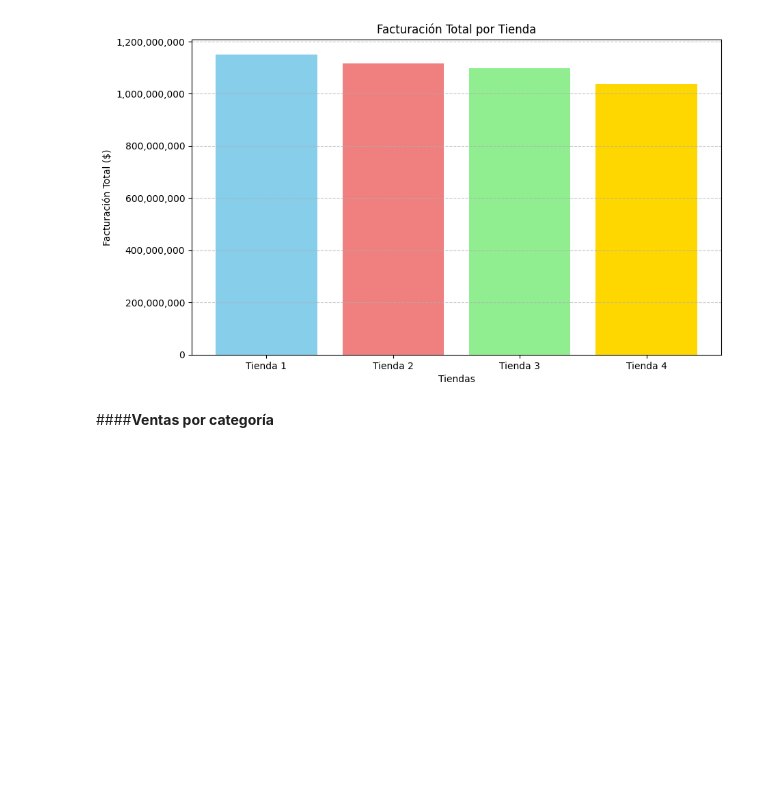
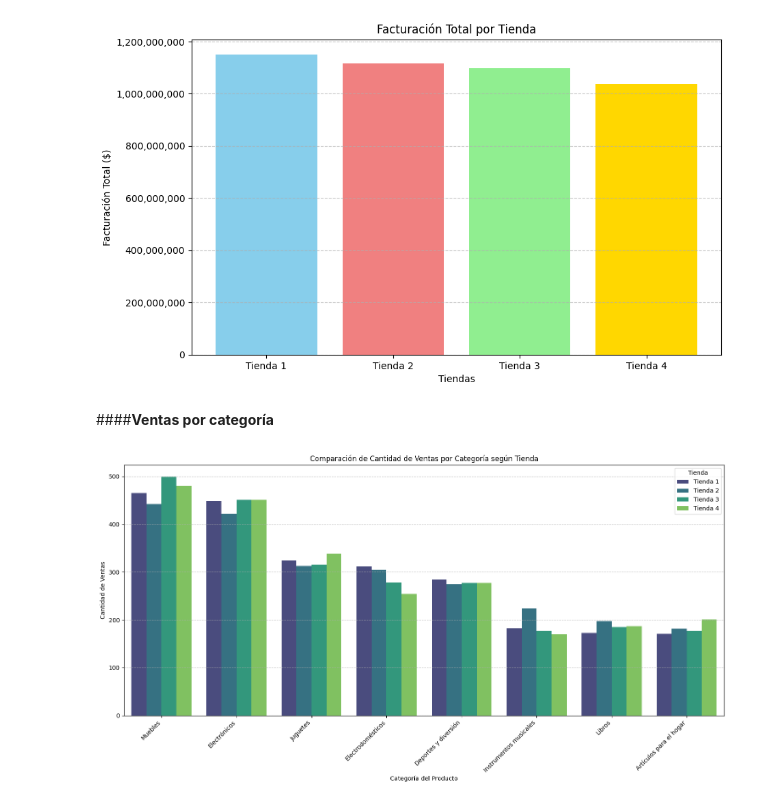
Before and after one commit to Solsmi/challenge1_data_science, a Jupyter notebook: ChallengeAluraStoreLatam.ipynb, the cells around one changed output. Saved outputs shown, nothing was run; the diff lists cells and outputs as text; code cells hidden in the pictures; blank space fills up the shorter version.

Commit message:
Generar grafico de barras agrupadas de Ventas por Categoria

```diff
--- a/ChallengeAluraStoreLatam.ipynb
+++ b/ChallengeAluraStoreLatam.ipynb
@@ -258,3 +258,41 @@ plt.show()
 [figure]
 # %% [markdown]
 ####**Ventas por categoría**
+# %%
+import seaborn as sns
+
+# Preparar los datos para la comparación
+ventas_y_facturacion_tienda1['Tienda'] = 'Tienda 1'
+ventas_y_facturacion_tienda2['Tienda'] = 'Tienda 2'
+ventas_y_facturacion_tienda3['Tienda'] = 'Tienda 3'
+ventas_y_facturacion_tienda4['Tienda'] = 'Tienda 4'
+
+# Resetear el índice para que 'Categoría del Producto' sea una columna antes de concatenar
+df_tienda1 = ventas_y_facturacion_tienda1.reset_index()
+df_tienda2 = ventas_y_facturacion_tienda2.reset_index()
+df_tienda3 = ventas_y_facturacion_tienda3.reset_index()
+df_tienda4 = ventas_y_facturacion_tienda4.reset_index()
+
+# Concatenar todos los DataFrames en uno solo para la visualización comparativa
+ventas_comparativas = pd.concat([df_tienda1, df_tienda2, df_tienda3, df_tienda4])
+
+# Generar el gráfico de barras agrupadas
+plt.figure(figsize=(15, 8))
+sns.barplot(
+    data=ventas_comparativas,
+    x='Categoría del Producto',
+    y='Cantidad_Ventas',
+    hue='Tienda',
+    palette='viridis'
+)
+
+plt.title('Comparación de Cantidad de Ventas por Categoría según Tienda')
+plt.xlabel('Categoría del Producto')
+plt.ylabel('Cantidad de Ventas')
+plt.xticks(rotation=45, ha='right')
+plt.legend(title='Tienda')
+plt.grid(axis='y', linestyle='--', alpha=0.7)
+plt.tight_layout()
+plt.show()
+# %% [output]
+[figure, added]
```
